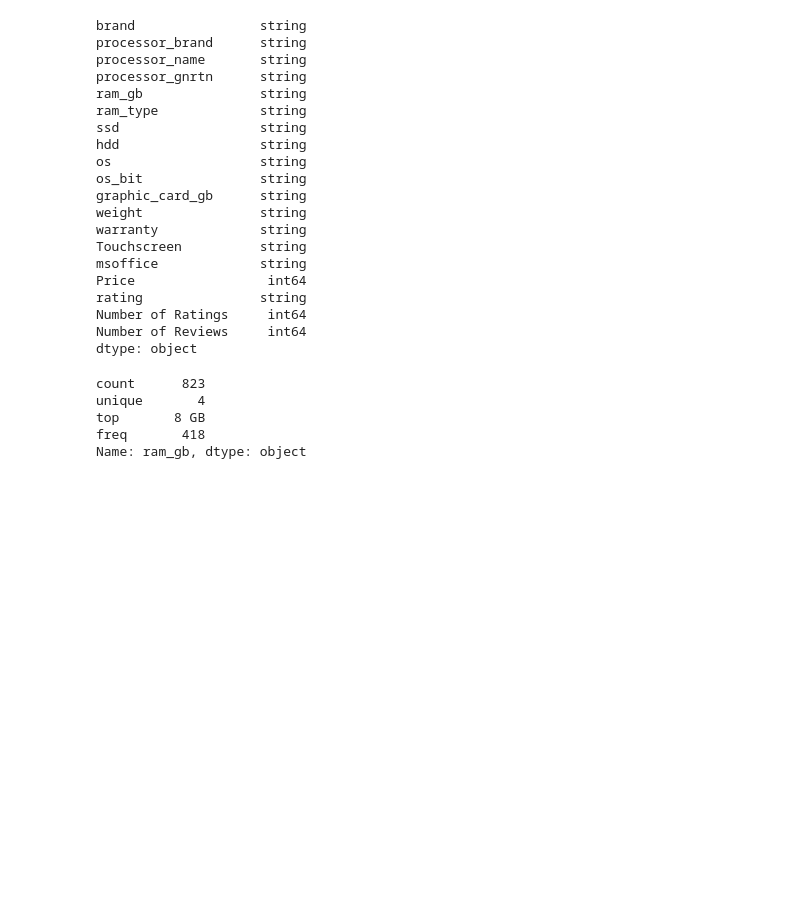
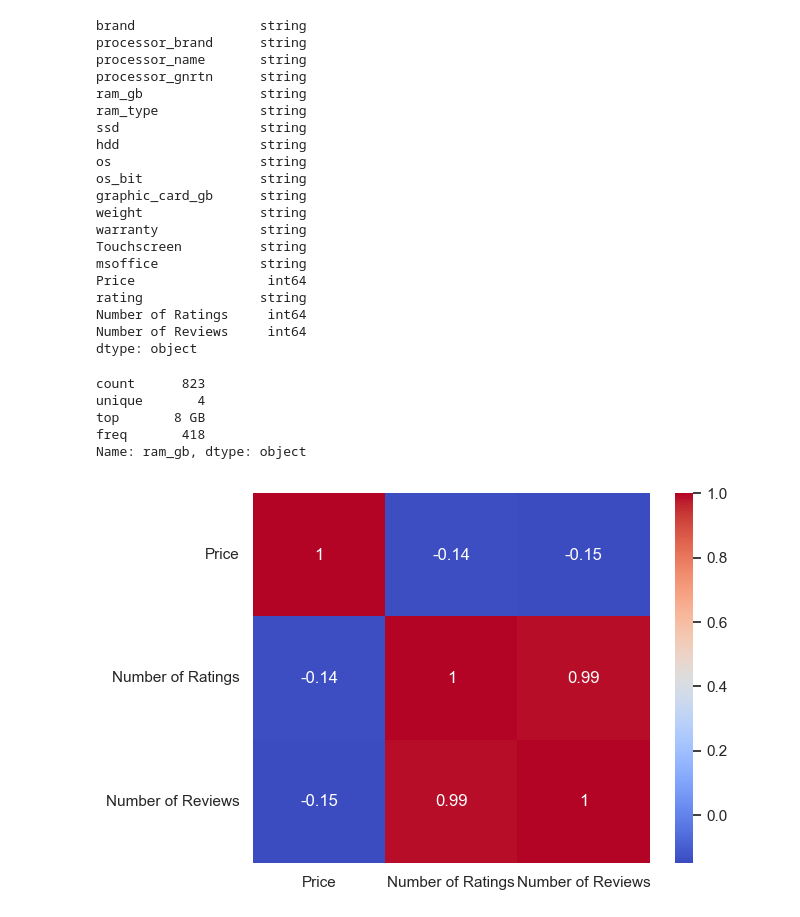
Before and after one commit to gersonsantos/Laptop_Prices-GH, a Jupyter notebook: Data_prep.ipynb, the cells around one changed output. Saved outputs shown, nothing was run; the diff lists cells and outputs as text; code cells hidden in the pictures; blank space fills up the shorter version.

```diff
--- a/Data_prep.ipynb
+++ b/Data_prep.ipynb
@@ -83,3 +83,14 @@ unique       4
 top       8 GB
 freq       418
 Name: ram_gb, dtype: object
+# %%
+correlation_matrix = typed_df.corr()
+# %%
+
+# Plot a heatmap of the correlation matrix using Seaborn
+sns.heatmap(correlation_matrix, annot=True, cmap='coolwarm')
+
+# Show the plot
+plt.show()
+# %% [output]
+[figure, added]
```
Also changed, not shown: parts of 4 cells of this notebook.
